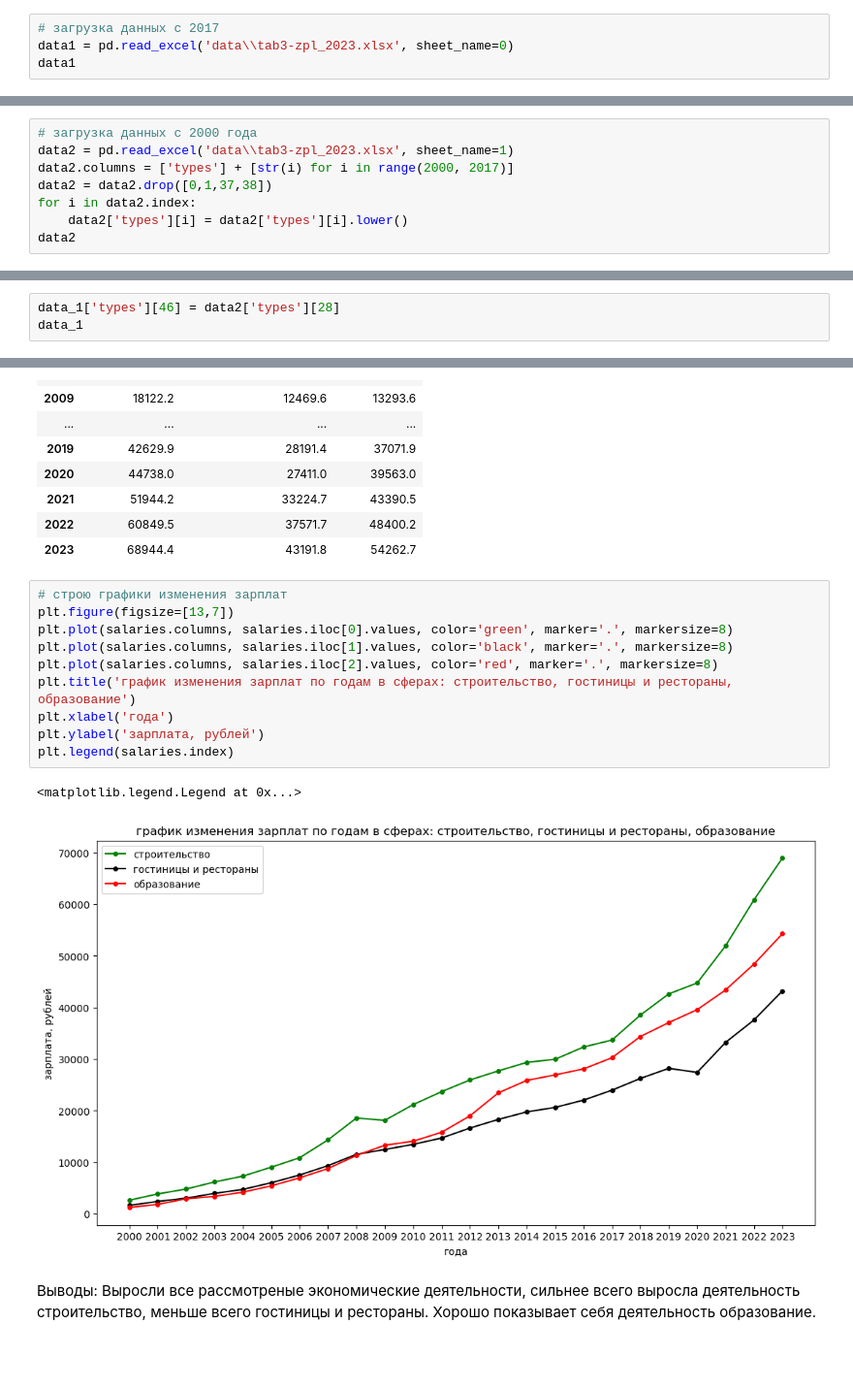
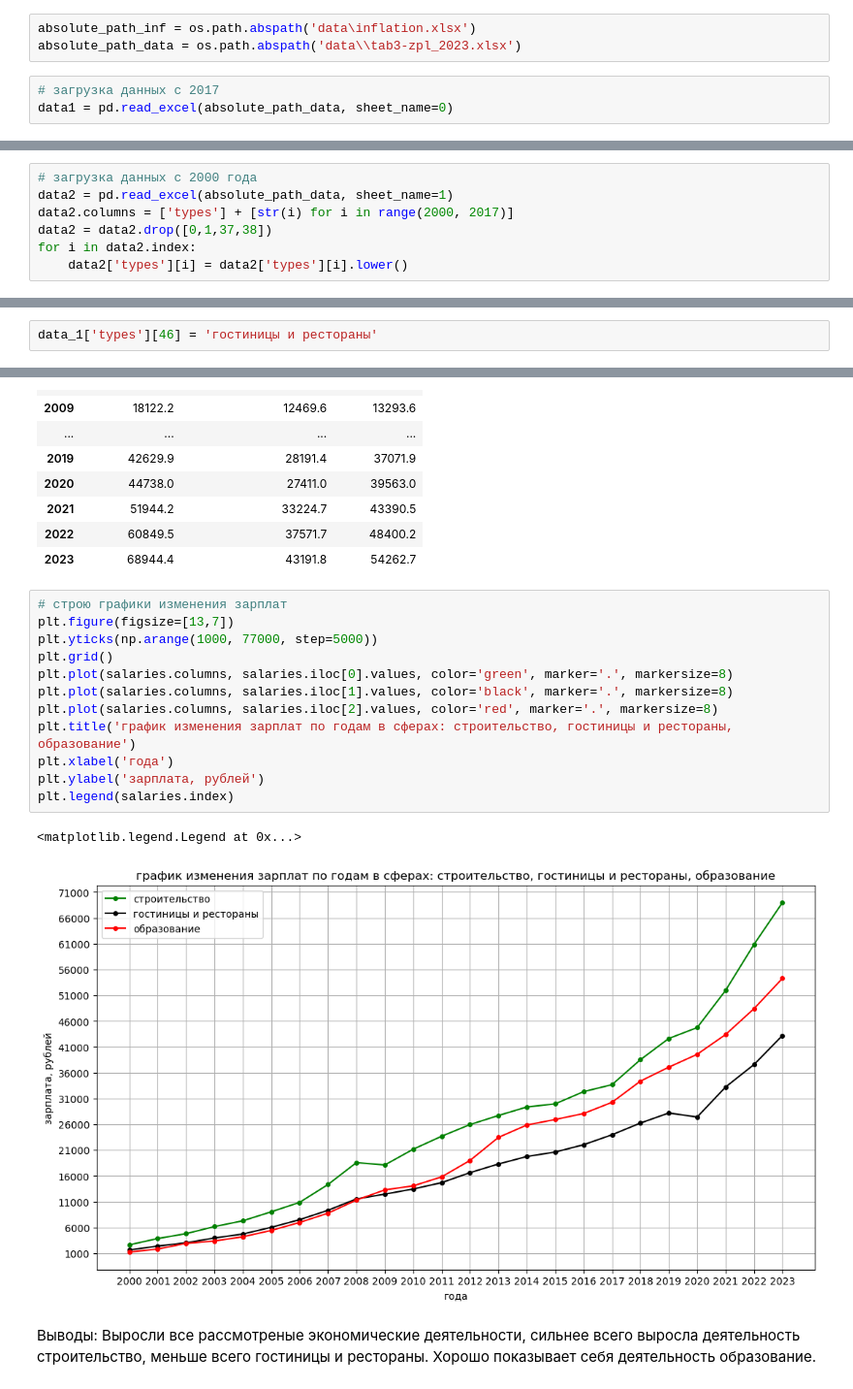
Before and after one commit to gosha22008/final_project_start_in_ds, a Jupyter notebook: test_analizys.ipynb, the cells around one changed output, grey strips where cells are left out. Shown at 97% size. Drawn from its saved outputs; the diff is of its cells as text; blank space fills up the shorter version.

```diff
--- a/test_analizys.ipynb
+++ b/test_analizys.ipynb
@@ -9,4 +7,6 @@ pd.__version__, sbn.__version__
+# %%
+absolute_path_inf = os.path.abspath('data\inflation.xlsx')
+absolute_path_data = os.path.abspath('data\\tab3-zpl_2023.xlsx')
 # %%
 # загрузка данных с 2017
-data1 = pd.read_excel('data\\tab3-zpl_2023.xlsx', sheet_name=0)
-data1
+data1 = pd.read_excel(absolute_path_data, sheet_name=0)
@@ -64,11 +28,10 @@ See the caveats in the documentation: https://pandas.pydata.org/pandas-docs/stab
 # %%
 # загрузка данных с 2000 года
-data2 = pd.read_excel('data\\tab3-zpl_2023.xlsx', sheet_name=1)
+data2 = pd.read_excel(absolute_path_data, sheet_name=1)
 data2.columns = ['types'] + [str(i) for i in range(2000, 2017)]
 data2 = data2.drop([0,1,37,38])
 for i in data2.index:
     data2['types'][i] = data2['types'][i].lower()
-data2
 # %% [output]
 A value is trying to be set on a copy of a slice from a DataFrame
 
@@ -95,8 +41,7 @@ See the caveats in the documentation: https://pandas.pydata.org/pandas-docs/stab
 # выбираю интересующие сферы
 data_1 = data1.loc[[43,46,54]]
 # %%
-data_1['types'][46] = data2['types'][28]
-data_1
+data_1['types'][46] = 'гостиницы и рестораны'
 # %% [output]
 A value is trying to be set on a copy of a slice from a DataFrame
 
@@ -155,15 +83,17 @@ salaries.T.head(24)
 # %%
 # строю графики изменения зарплат
 plt.figure(figsize=[13,7])
+plt.yticks(np.arange(1000, 77000, step=5000))
+plt.grid()
 plt.plot(salaries.columns, salaries.iloc[0].values, color='green', marker='.', markersize=8)
 plt.plot(salaries.columns, salaries.iloc[1].values, color='black', marker='.', markersize=8)
 plt.plot(salaries.columns, salaries.iloc[2].values, color='red', marker='.', markersize=8)
 plt.title('график изменения зарплат по годам в сферах: строительство, гостиницы и рестораны, образование')
 plt.xlabel('года')
 plt.ylabel('зарплата, рублей')
 plt.legend(salaries.index)
 # %% [output]
 <matplotlib.legend.Legend at 0x...>
-[figure, old version]
+[figure, new version]
 # %% [markdown]
 Выводы: Выросли все рассмотреные экономические деятельности, сильнее всего выросла деятельность строительство, меньше всего гостиницы и рестораны. Хорошо показывает себя деятельность образование.
```
Also changed, not shown: parts of 22 cells of this notebook, 3 other files.
